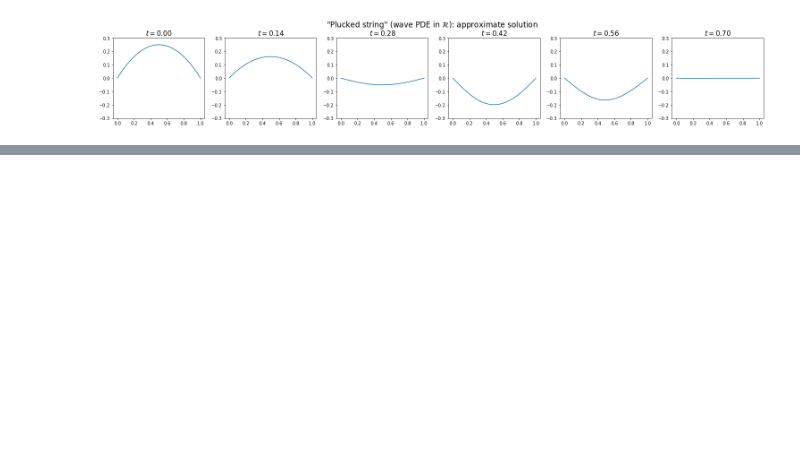
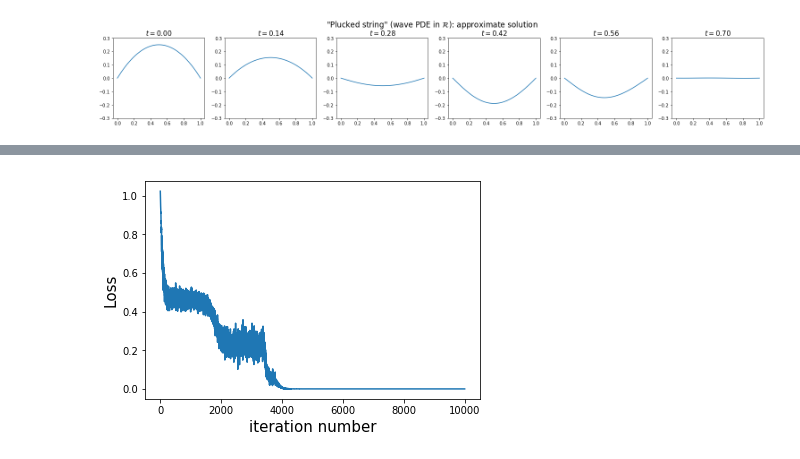
Before and after one commit to analysiscenter/batchflow, a Jupyter notebook: examples/tutorials/09_solving_PDE_with_NN.ipynb, the cells around one changed output, grey strips where cells are left out. Saved outputs shown, nothing was run; the diff lists cells and outputs as text; code cells hidden in the pictures; blank space fills up the shorter version.

```diff
--- a/examples/tutorials/09_solving_PDE_with_NN.ipynb
+++ b/examples/tutorials/09_solving_PDE_with_NN.ipynb
@@ -497,0 +510,39 @@ fig.show()
+# %%
+# describing pde-problem in pde-dict
+f_t = lambda t: ((15 + tf.sin(5*t))  +  5*(t + 2)*tf.cos(5*t))
+pde = {'form': {'d1': (lambda t: 1/f_t(t),)},
+       'rhs': 1,
+       'initial_condition': 15*2}
+
+# network-architecture and loss-function
+b = 3
+body = {'layout': 'fa'*b +  'f',
+        'units': [25]*b + [1],
+        'activation': [tf.nn.tanh]*b}
+loss = 'mse'
+
+# put it together in model-config
+config = {'body': body,
+          'pde': pde,
+          'loss': loss,
+          'output': 'dt'}
+
+# uniform sampling scheme
+s = NumpySampler('u')
+# %%
+# assemble training pipeline
+pipeline = (Pipeline()
+            .init_variable('loss', default=[])
+            .init_variable('dt', default=[])
+            .init_model('static', DeepGalerkin, 'DG', config)
+            .train_model('DG',
+                         feed_dict={'points': L(s.sample, size=F(len))},
+                         fetches='loss',
+                         save_to=V('loss'), mode='a'))
+
+dsix = DatasetIndex(np.arange(100))
+pipeline_ds = Dataset(dsix) >> pipeline
+
+# train the network on batches of 100 points
+for i in tqdm_notebook(range(10000)):
+    pipeline_ds.next_batch(100, n_epochs=None)
@@ -497,0 +551,8 @@ fig.show()
+# %%
+# plot loss
+plt.plot(pipeline_ds.get_variable('loss')[:])
+plt.xlabel('iteration number', fontdict={'fontsize': 15})
+plt.ylabel('Loss',fontdict={'fontsize': 15})
+plt.show()
+# %% [output]
+[figure, added]
```
Also changed, not shown: parts of 19 cells of this notebook, 1 other file.
